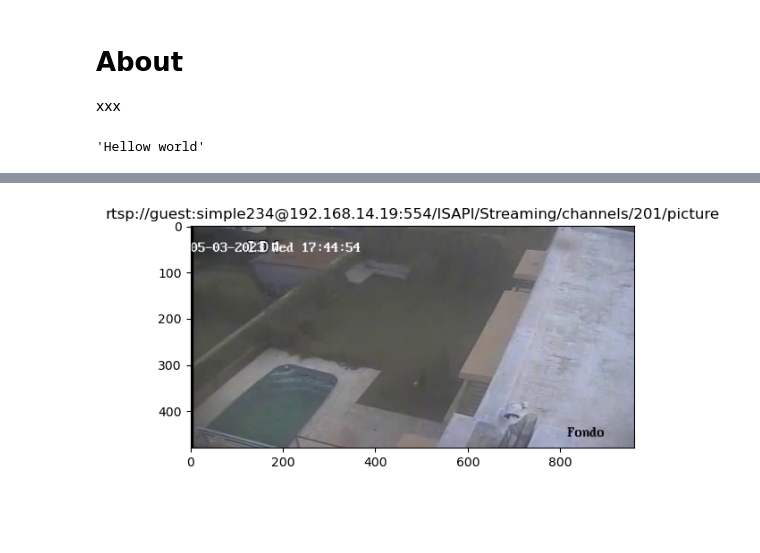
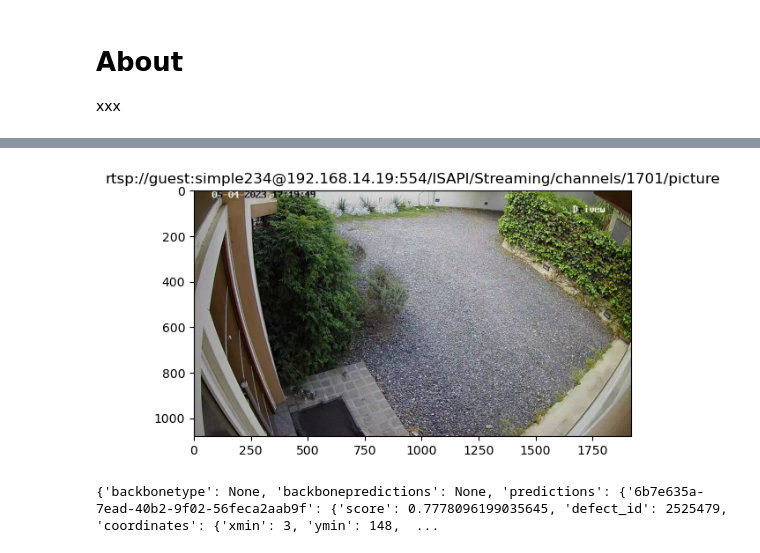
Before and after one commit to landing-ai/landingai-python, a Jupyter notebook: rtsp-capture/rtsp-capture.ipynb, the cells around one changed output, grey strips where cells are left out. Saved outputs shown, nothing was run; the diff lists cells and outputs as text; code cells hidden in the pictures; blank space fills up the shorter version.

Commit message:
Integrated william's module

```diff
--- a/rtsp-capture/rtsp-capture.ipynb
+++ b/rtsp-capture/rtsp-capture.ipynb
@@ -3,6 +3,4 @@
 xxx
 # %%
 import sys, os
-sys.path.append("../modules")
+sys.path.append("../modules/src")
-# %% [output]
-'Hellow world'
@@ -15,7 +10,8 @@ from matplotlib import pyplot as plt
 from IPython.display import Image
 
 # url = "rtsp://guest:joe2@camara-wyze1:554/live" # Wyze v3 camera (with RTSP Firmware)
-url = "rtsp://guest:simple234@192.168.14.19:554/ISAPI/Streaming/channels/201/picture" # Hikvision DVR
+# url = "rtsp://guest:simple234@192.168.14.19:554/ISAPI/Streaming/channels/201/picture" # Hikvision DVR back
+url = "rtsp://guest:simple234@192.168.14.19:554/ISAPI/Streaming/channels/1701/picture" # Hikvision DVR driveway
 vcap = cv2.VideoCapture(url)
 if not vcap.isOpened():
     print("Cannot open camera")
@@ -40 +53,16 @@ cv2.destroyAllWindows()
-[figure, old version]
+[figure, new version]
+# %%
+from landingai import Predictor
+
+Predictor.url = 'https://predict.app.staging.landing.ai/inference/v1/predict'
+
+api_key = "k5hgo98gf99qipbmnmgu6ze5nnvtoet"
+api_secret = "a94fy3cf3ier53vz1x11fx02ztv1wa81r86z77cuaju97wlvxkw9liv3kfk02a"
+
+predictor = Predictor("4f59f362-d136-44df-94c0-1ed17fc5aee6", api_key, api_secret)
+
+# frame = cv2.imread(r"/Users/william/Sync/Landing/Datasets/debris/cereal_1.jpg")
+
+print(predictor.predict(frame))
+# %% [output]
+{'backbonetype': None, 'backbonepredictions': None, 'predictions': {'6b7e635a-7ead-40b2-9f02-56feca2aab9f': {'score': 0.7778096199035645, 'defect_id': 2525479, 'coordinates': {'xmin': 3, 'ymin': 148,  ...
```
Also changed, not shown: parts of 2 cells of this notebook, 1 other file.
